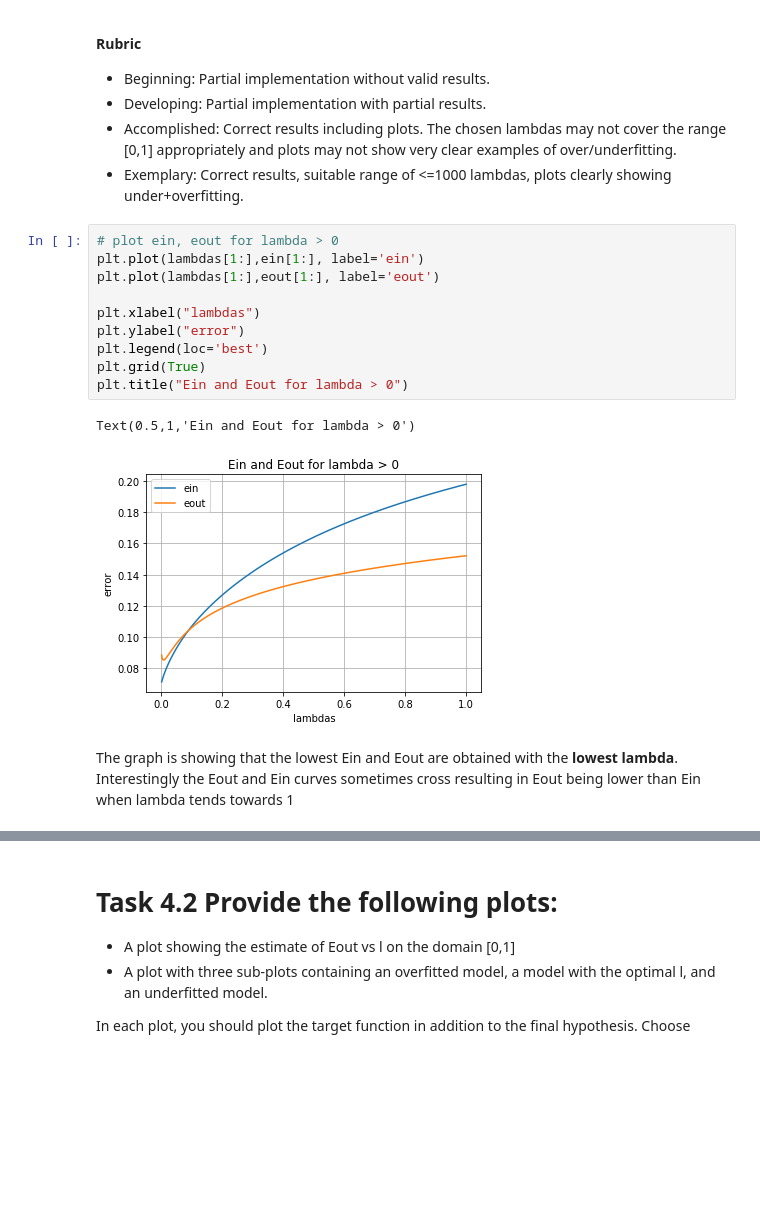
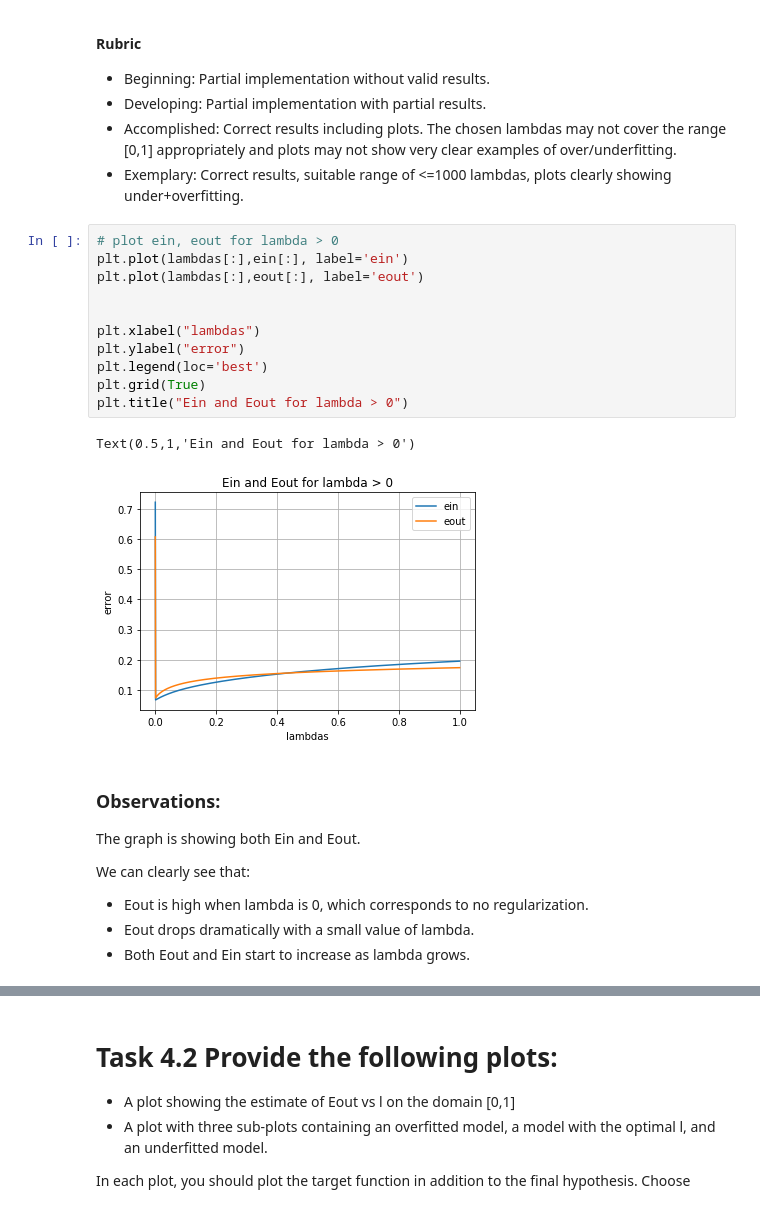
Before and after one commit to vipulpopat/MSCAI_Sem1_Etivity4, a Jupyter notebook: Etivity4_CE6002_18263461.ipynb, the cells around one changed output, grey strips where cells are left out. Saved outputs shown, nothing was run; the diff lists cells and outputs as text; blank space fills up the shorter version.

```diff
--- a/Etivity4_CE6002_18263461.ipynb
+++ b/Etivity4_CE6002_18263461.ipynb
@@ -103,20 +105,26 @@ for l in lambdas:
   * Exemplary: Correct results, suitable range of <=1000 lambdas, plots clearly showing under+overfitting.
 # %%
 # plot ein, eout for lambda > 0
-plt.plot(lambdas[1:],ein[1:], label='ein')
-plt.plot(lambdas[1:],eout[1:], label='eout')
+plt.plot(lambdas[:],ein[:], label='ein')
+plt.plot(lambdas[:],eout[:], label='eout')
+
 
 plt.xlabel("lambdas")
 plt.ylabel("error")
 plt.legend(loc='best')
 plt.grid(True)
 plt.title("Ein and Eout for lambda > 0")
 # %% [output]
 Text(0.5,1,'Ein and Eout for lambda > 0')
-[figure, old version]
+[figure, new version]
-# %% [markdown]
-The graph is showing that the lowest Ein and Eout are obtained with the **lowest lambda**.
-Interestingly the Eout and Ein curves sometimes cross resulting in Eout being lower than Ein when lambda tends towards 1
+# %% [markdown]
+### Observations:
+The graph is showing both Ein and Eout.
+
+We can clearly see that:
+  * Eout is high when lambda is 0, which corresponds to no regularization.
+  * Eout drops dramatically with a small value of lambda.
+  * Both Eout and Ein start to increase as lambda grows.
 # %%
 lowest_eout_index = np.argmin(eout)
 best_lambda = lambdas[lowest_eout_index]
```
Also changed, not shown: parts of 25 cells of this notebook.
